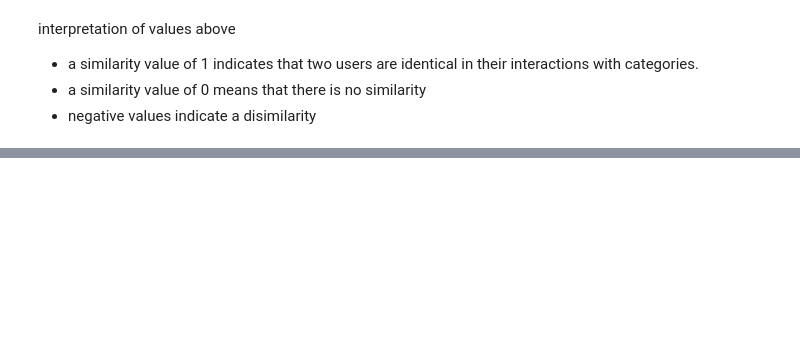
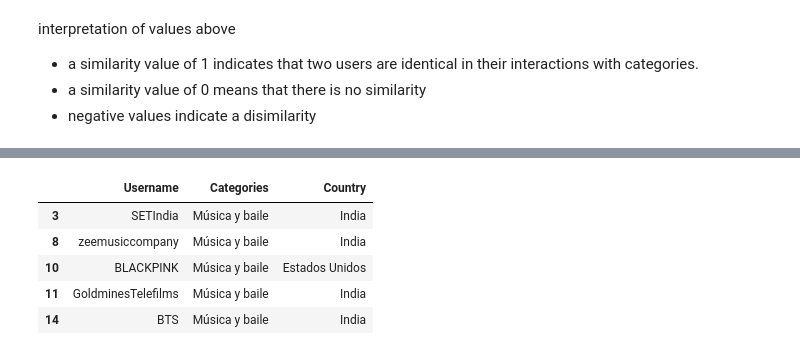
Before and after one commit to kaif033/TASK-INTERN-CAREER, a Jupyter notebook: youtubestreameranalysis (1).ipynb, the cells around one changed output, grey strips where cells are left out. Drawn from its saved outputs; the diff is of its cells as text; code cells hidden in the pictures; blank space fills up the shorter version.

```diff
--- a/youtubestreameranalysis (1).ipynb
+++ b/youtubestreameranalysis (1).ipynb
@@ -9,3 +7,5 @@ df=pd.read_csv('/content/youtubers_df.csv')
+# %%
+df=pd.read_csv(r"C:\Users\HP\Downloads\Task 1 YouTube Streamer Analysis-20240106T111654Z-001\Task 1 YouTube Streamer Analysis\youtubers_df.csv")
 # %% [markdown]
 . **Data Exploration:**
 - exploring the dataset to understand its structure and identify key
@@ -390,4 +384,4 @@ Comments      1.288768e+03
 dtype: float64
 # %%
 # Create the performance metric by finding the total mean of subscribers, visits, likes, and comments
-df['Performance'] = df[['Subscribers', 'Visits', 'Likes', 'Comments']].mean(axis=1)
+df['Performance'] = df[['Suscribers', 'Visits', 'Likes', 'Comments']].mean(axis=1)
@@ -587,0 +682,44 @@ df["Categories"].unique()
+# %%
+from sklearn.feature_extraction.text import TfidfVectorizer
+from sklearn.metrics.pairwise import cosine_similarity
+
+# Creating a TF-IDF vectorizer
+tfidf_vectorizer = TfidfVectorizer(stop_words='english')
+
+# Fit and transform the text data to obtain TF-IDF features
+tfidf_features = tfidf_vectorizer.fit_transform(df['Categories'])
+
+# Calculating the cosine similarity between TF-IDF features
+cosine_sim = cosine_similarity(tfidf_features, tfidf_features)
+
+# Function to recommend YouTubers based on category similarity
+# The function will take a YouTuber's username as input and return the most similar YouTubers
+
+# Function to recommend YouTubers based on category and country similarity
+
+def recommend_similar_youtubers(username):
+    # Get the index of the input username
+    index = df[df['Username'] == username].index[0]
+
+    # Get the similarity scores for the input username based on categories and country
+    similarity_scores = list(enumerate(cosine_sim[index]))
+
+    # Sort the similarity scores in descending order
+    similarity_scores = sorted(similarity_scores, key=lambda x: x[1], reverse=True)
+
+    # Get the top 5 similar YouTubers (excluding the input username)
+    top_similar_youtubers = similarity_scores[1:6]
+
+    # Get the indices of the top similar YouTubers
+    similar_youtuber_indices = [i[0] for i in top_similar_youtubers]
+
+    # Return the usernames of the top similar YouTubers
+    return df.iloc[similar_youtuber_indices][['Username', 'Categories', 'Country']]
+recommend_similar_youtubers('RedChilliesEntertainment')
+# %% [output]
+|  | Username | Categories | Country |
+| 3 | SETIndia | Música y baile | India |
+| 8 | zeemusiccompany | Música y baile | India |
+| 10 | BLACKPINK | Música y baile | Estados Unidos |
+| 11 | GoldminesTelefilms | Música y baile | India |
+| 14 | BTS | Música y baile | India |
```
Also changed, not shown: parts of 15 cells of this notebook.
